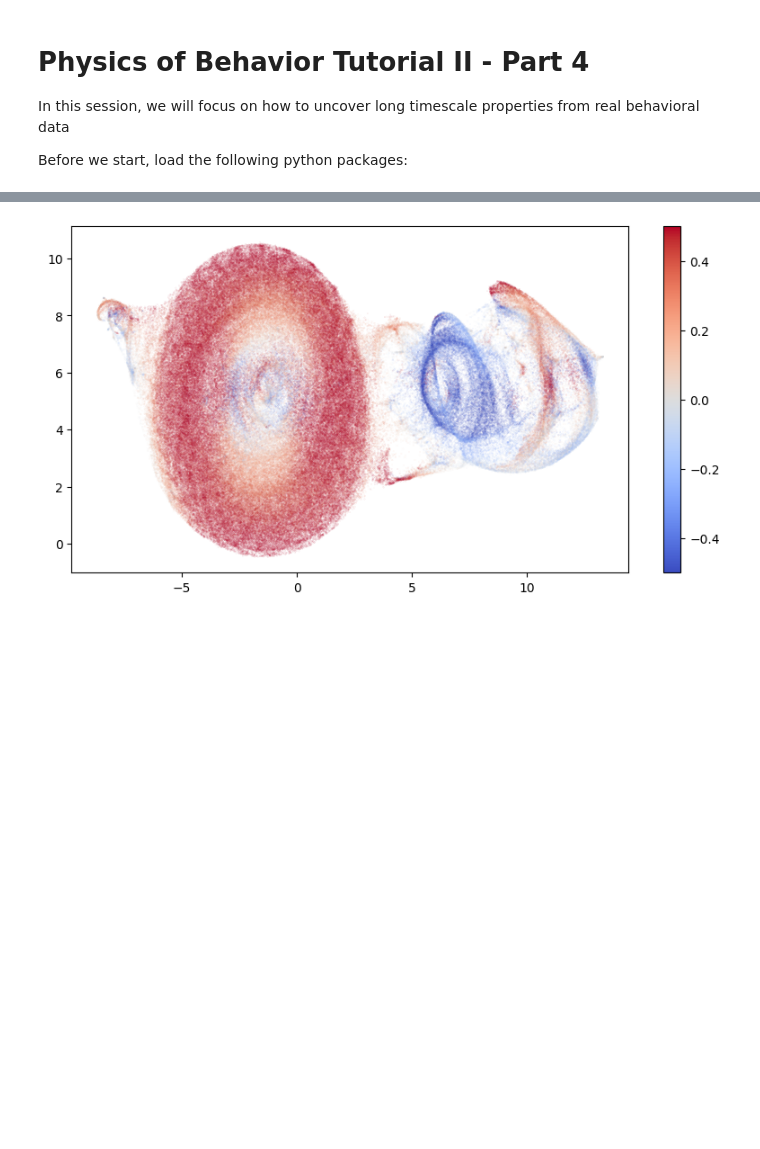
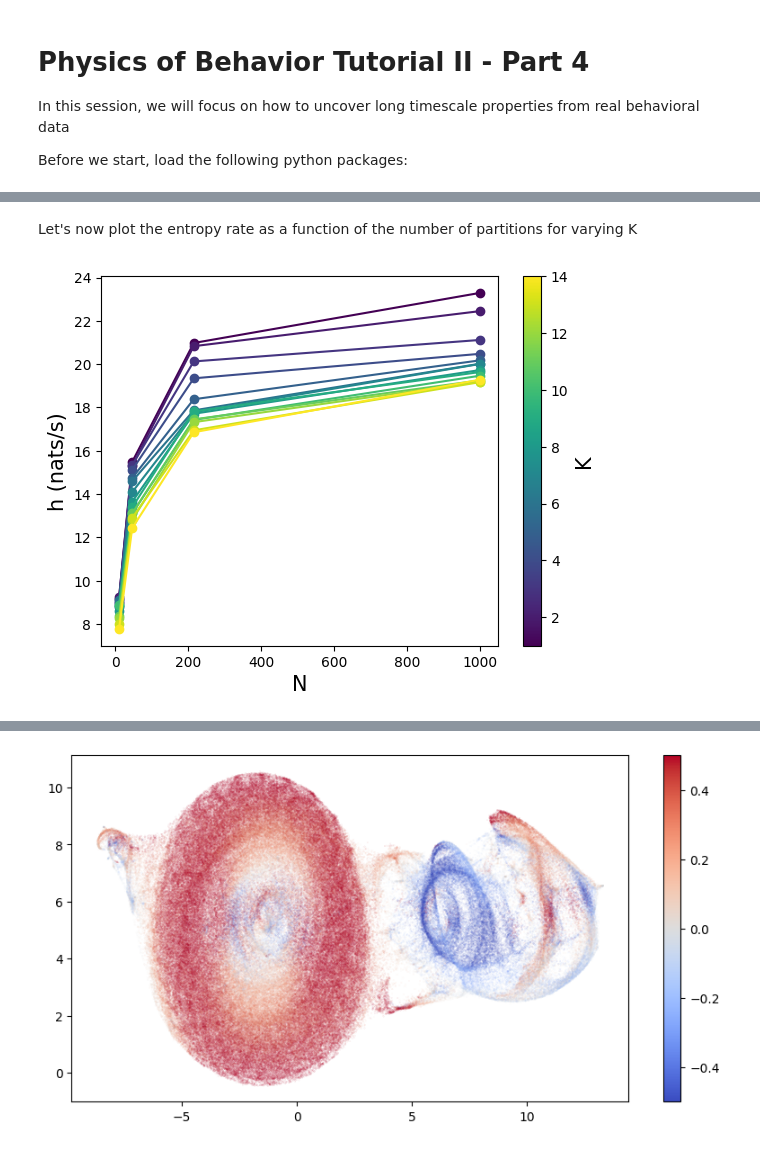
Before and after one commit to AntonioCCosta/DPG_PhysicsBehavior_2026, a Jupyter notebook: notebooks/notebook_4_worm.ipynb, the cells around one changed output, grey strips where cells are left out. Saved outputs shown, nothing was run; the diff lists cells and outputs as text; code cells hidden in the pictures; blank space fills up the shorter version.

```diff
--- a/notebooks/notebook_4_worm.ipynb
+++ b/notebooks/notebook_4_worm.ipynb
@@ -121,7 +121,7 @@ from scipy.sparse import diags
 
 example_tseries = masked_ts_w[0]
 
-npartition_range=np.array(np.logspace(2,3.,4),dtype=int) #number of partitions to examine
+npartition_range=np.array(np.logspace(1,3.,4),dtype=int) #number of partitions to examine
 range_Ks =  np.arange(1,15,1,dtype=int) #range of delays to study
 h_K=np.zeros((len(range_Ks),len(npartition_range)))
 Ipred_K=np.zeros((len(range_Ks),len(npartition_range)))
@@ -144,7 +162,19 @@ for k,K in enumerate(range_Ks):
+# %% [markdown]
+Let's now plot the entropy rate as a function of the number of partitions for varying K
 # %%
-colors_K = plt.cm.viridis(np.linspace(0,1,len(range_Ks)))
-for k,K in enumerate(range_Ks):
-    plt.plot(npartition_range,h_K[k],c=colors_K[k],marker='o')
-plt.xlabel('N',fontsize=15)
-plt.ylabel('h (nats/s)',fontsize=15)
+fig, ax = plt.subplots()
+
+colors_K = plt.cm.viridis(np.linspace(0, 1, len(range_Ks)))
+for k, K in enumerate(range_Ks):
+    ax.plot(npartition_range, h_K[k]/dt, c=colors_K[k], marker='o', label=f'K={K}')
+
+ax.set_xlabel('N', fontsize=15)
+ax.set_ylabel('h (nats/s)', fontsize=15)
+sm = plt.cm.ScalarMappable(cmap='viridis', norm=plt.Normalize(vmin=min(range_Ks), vmax=max(range_Ks)))
+# sm.set_array([])
+cbar = fig.colorbar(sm, ax=ax)
+cbar.set_label('K', fontsize=15)
+
 plt.show()
+# %% [output]
+[figure, added]
```
Also changed, not shown: parts of 17 cells of this notebook.
